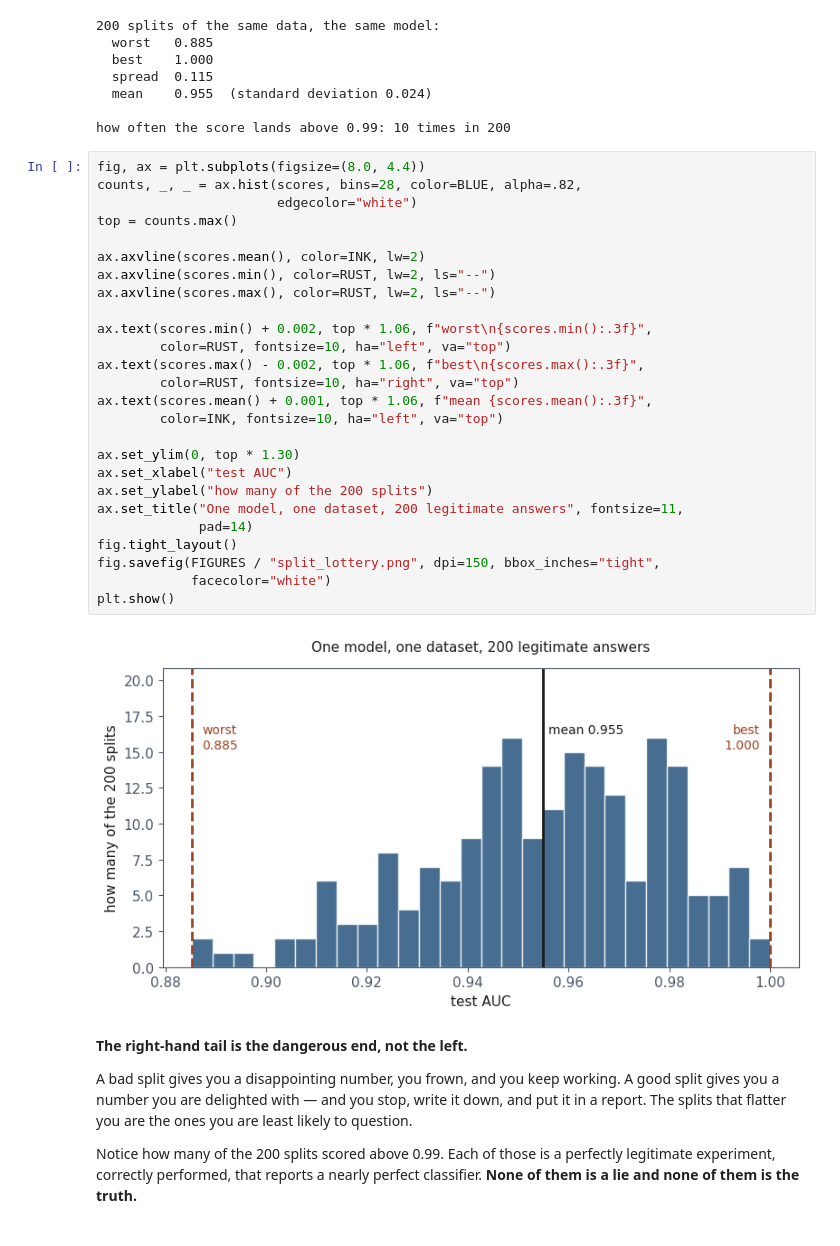
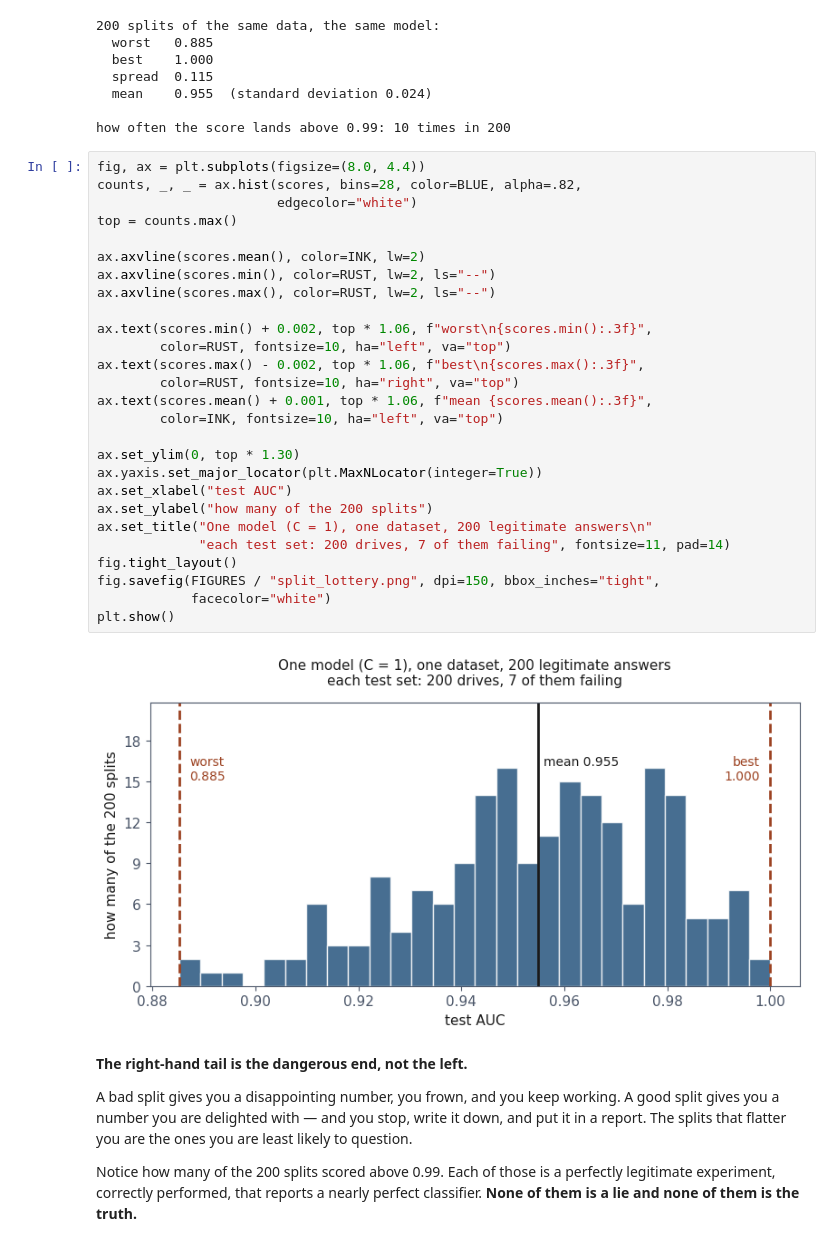
Before and after one commit to fabioantonini/technologies-for-artificial-intelligence, a Jupyter notebook: Lessons/05_experimental_methodology/Notebooks/01_why_one_split_lies.ipynb, the cells around one changed output. Saved outputs shown, nothing was run; the diff lists cells and outputs as text.

```diff
--- a/Lessons/05_experimental_methodology/Notebooks/01_why_one_split_lies.ipynb
+++ b/Lessons/05_experimental_methodology/Notebooks/01_why_one_split_lies.ipynb
@@ -126,31 +126,32 @@ how often the score lands above 0.99: 10 times in 200
 # %%
 fig, ax = plt.subplots(figsize=(8.0, 4.4))
 counts, _, _ = ax.hist(scores, bins=28, color=BLUE, alpha=.82,
                        edgecolor="white")
 top = counts.max()
 
 ax.axvline(scores.mean(), color=INK, lw=2)
 ax.axvline(scores.min(), color=RUST, lw=2, ls="--")
 ax.axvline(scores.max(), color=RUST, lw=2, ls="--")
 
 ax.text(scores.min() + 0.002, top * 1.06, f"worst\n{scores.min():.3f}",
         color=RUST, fontsize=10, ha="left", va="top")
 ax.text(scores.max() - 0.002, top * 1.06, f"best\n{scores.max():.3f}",
         color=RUST, fontsize=10, ha="right", va="top")
 ax.text(scores.mean() + 0.001, top * 1.06, f"mean {scores.mean():.3f}",
         color=INK, fontsize=10, ha="left", va="top")
 
 ax.set_ylim(0, top * 1.30)
+ax.yaxis.set_major_locator(plt.MaxNLocator(integer=True))
 ax.set_xlabel("test AUC")
 ax.set_ylabel("how many of the 200 splits")
-ax.set_title("One model, one dataset, 200 legitimate answers", fontsize=11,
-             pad=14)
+ax.set_title("One model (C = 1), one dataset, 200 legitimate answers\n"
+             "each test set: 200 drives, 7 of them failing", fontsize=11, pad=14)
 fig.tight_layout()
 fig.savefig(FIGURES / "split_lottery.png", dpi=150, bbox_inches="tight",
             facecolor="white")
 plt.show()
 # %% [output]
-[figure, old version]
+[figure, new version]
 # %% [markdown]
 **The right-hand tail is the dangerous end, not the left.**
 
```
Also changed, not shown: parts of 1 cell of this notebook, 11 other files.
